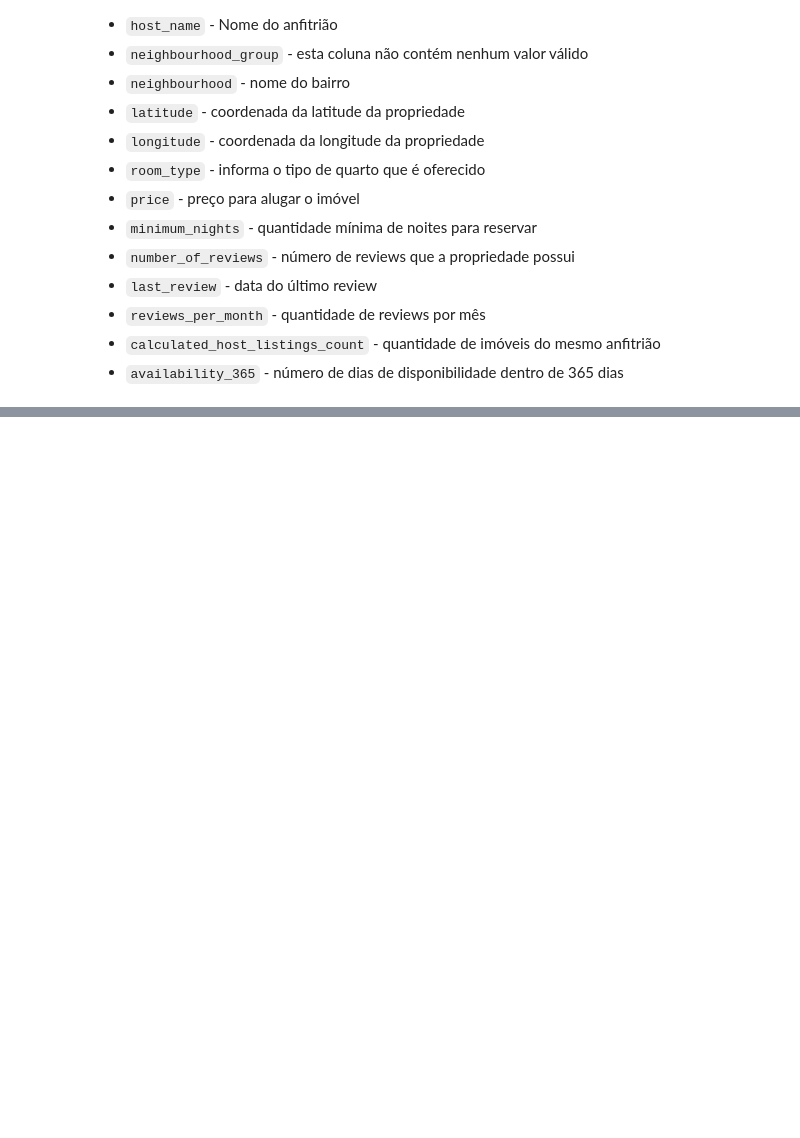
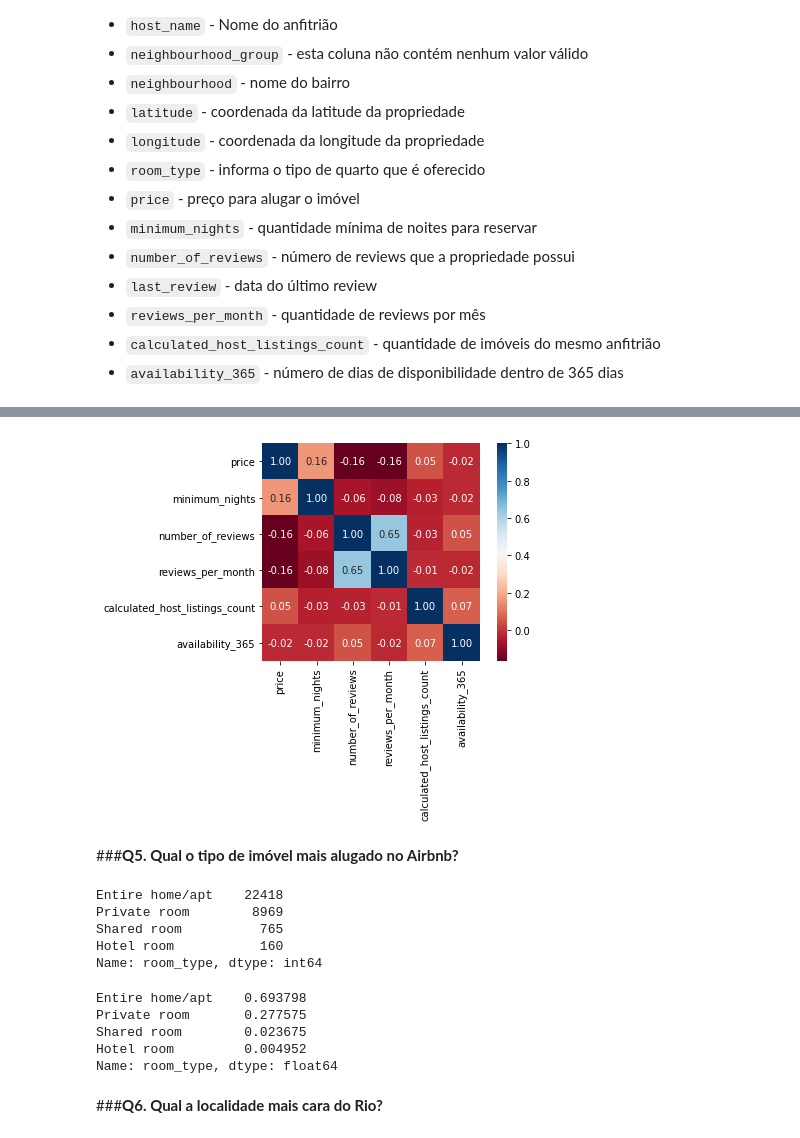
Before and after one commit to leonarddocchagas/data_science, a Jupyter notebook: Analisando_os_Dados_do_Airbnb.ipynb, the cells around one changed output, grey strips where cells are left out. Cells and saved outputs as stored; diff of their text form; code cells hidden in the pictures; blank space fills up the shorter version.

```diff
--- a/Analisando_os_Dados_do_Airbnb.ipynb
+++ b/Analisando_os_Dados_do_Airbnb.ipynb
@@ -38,0 +163,6 @@ import pandas as pd
+# %%
+# criar uma matriz de correlação
+corr = df_clean[['price', 'minimum_nights', 'number_of_reviews', 'reviews_per_month',
+    'calculated_host_listings_count', 'availability_365']].corr()
+
+display(corr)
@@ -38,0 +177,26 @@ import pandas as pd
+# %%
+sns.heatmap(corr, cmap='RdBu', fmt='.2f', square=True, linecolor='white', annot=True);
+# %% [output]
+[figure, added]
+# %% [markdown]
+###**Q5. Qual o tipo de imóvel mais alugado no Airbnb?**
+# %%
+# mostrar a quantidade de cada tipo de imóvel disponível
+df_clean.room_type.value_counts()
+# %% [output]
+Entire home/apt    22418
+Private room        8969
+Shared room          765
+Hotel room           160
+Name: room_type, dtype: int64
+# %%
+# mostrar em percentual
+df_clean.room_type.value_counts() / df_clean.shape[0]
+# %% [output]
+Entire home/apt    0.693798
+Private room       0.277575
+Shared room        0.023675
+Hotel room         0.004952
+Name: room_type, dtype: float64
+# %% [markdown]
+###**Q6. Qual a localidade mais cara do Rio?**
```
Also changed, not shown: parts of 22 cells of this notebook.
